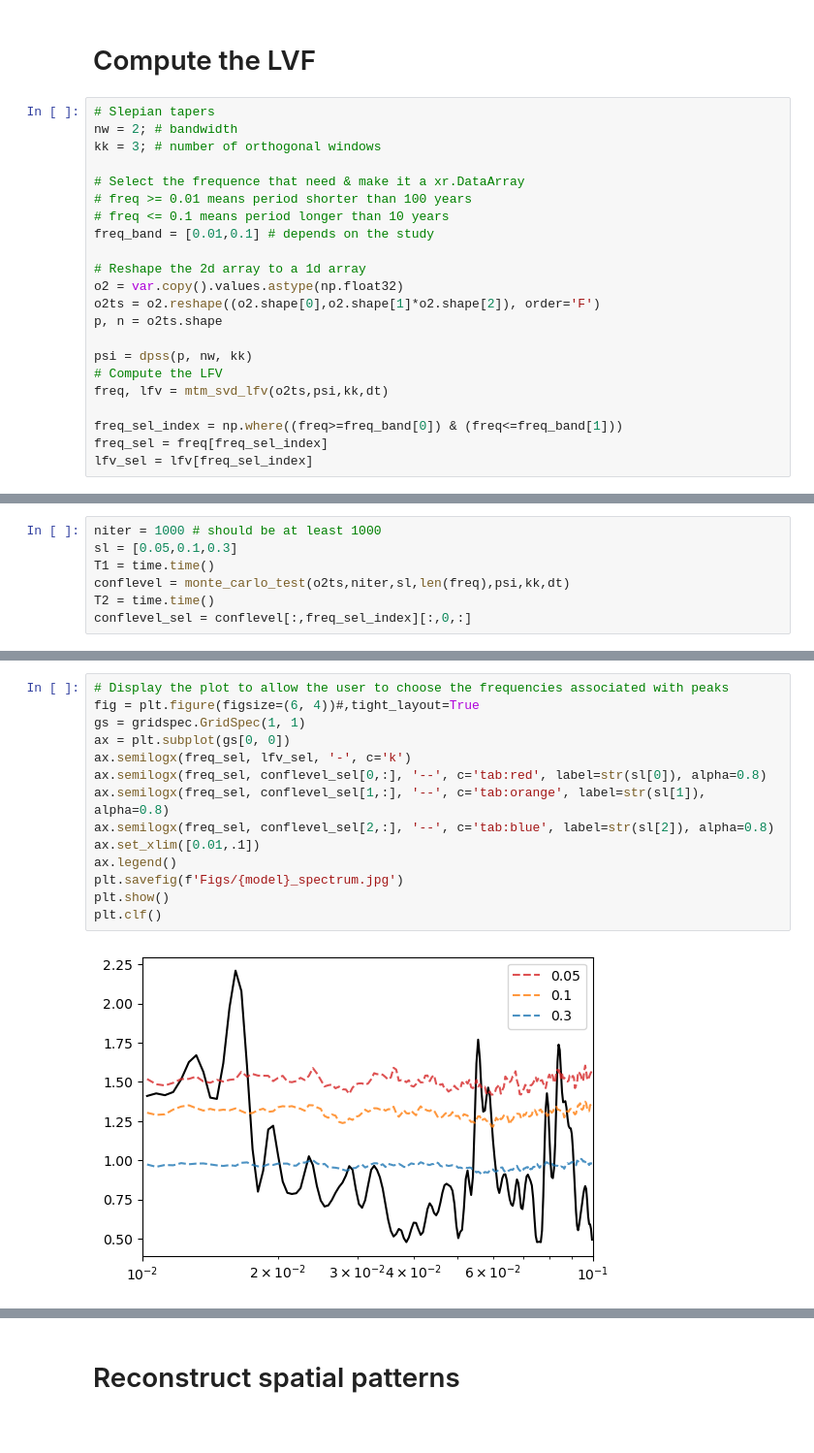
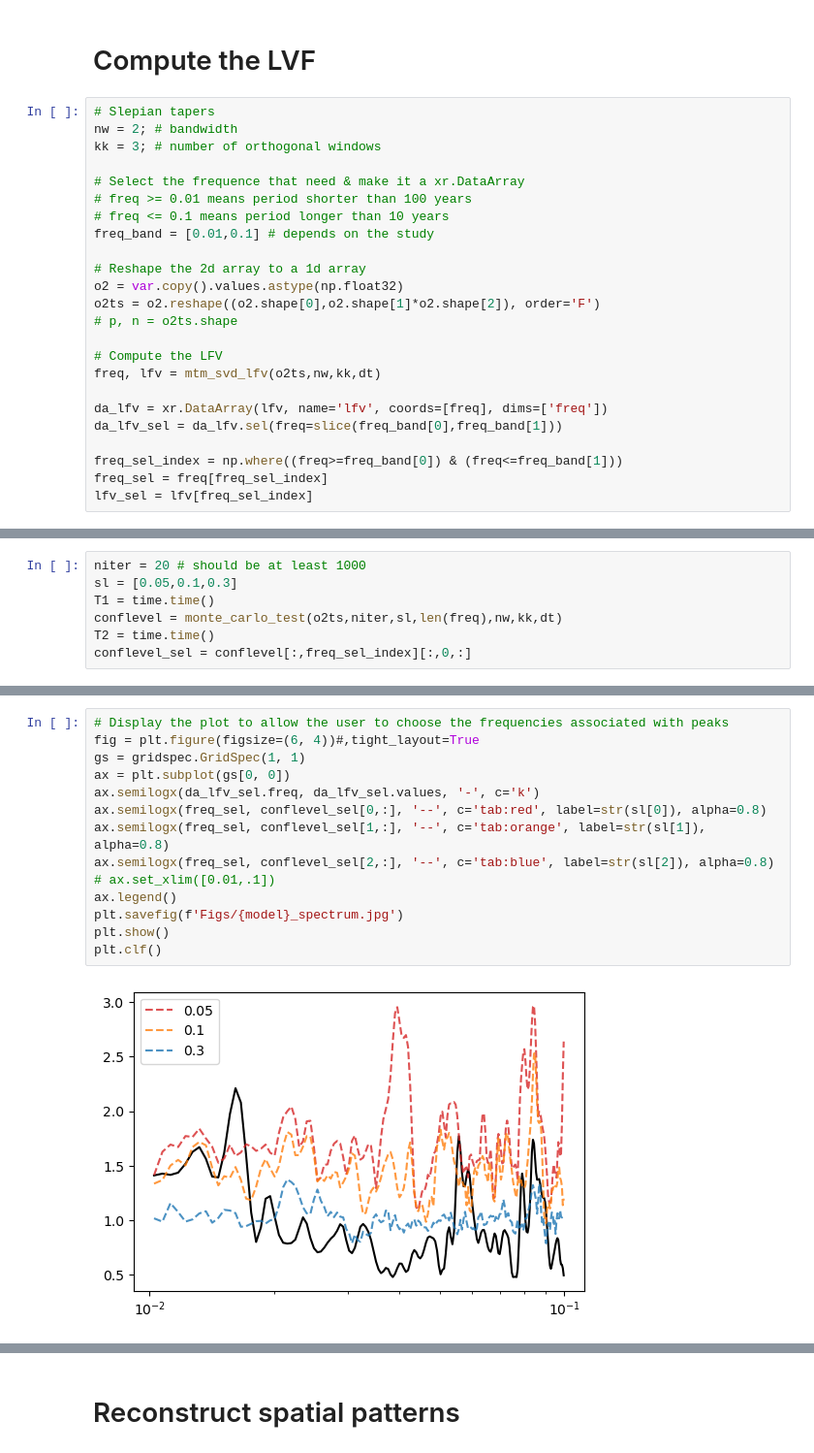
Before and after one commit to Liu-Yitao/mtm-svd-python, a Jupyter notebook: mtm-svd_python.ipynb, the cells around one changed output, grey strips where cells are left out. Shown at 97% size. Saved outputs shown, nothing was run; the diff lists cells and outputs as text.

```diff
--- a/mtm-svd_python.ipynb
+++ b/mtm-svd_python.ipynb
@@ -104,11 +101,13 @@ freq_band = [0.01,0.1] # depends on the study
 # Reshape the 2d array to a 1d array
 o2 = var.copy().values.astype(np.float32)
 o2ts = o2.reshape((o2.shape[0],o2.shape[1]*o2.shape[2]), order='F')
-p, n = o2ts.shape
+# p, n = o2ts.shape
 
-psi = dpss(p, nw, kk)
 # Compute the LFV
-freq, lfv = mtm_svd_lfv(o2ts,psi,kk,dt)
+freq, lfv = mtm_svd_lfv(o2ts,nw,kk,dt)
+
+da_lfv = xr.DataArray(lfv, name='lfv', coords=[freq], dims=['freq'])
+da_lfv_sel = da_lfv.sel(freq=slice(freq_band[0],freq_band[1]))
 
 freq_sel_index = np.where((freq>=freq_band[0]) & (freq<=freq_band[1]))
 freq_sel = freq[freq_sel_index]
@@ -126,8 +120,8 @@ freq_sel.shape
 # %%
-niter = 1000 # should be at least 1000
+niter = 20 # should be at least 1000
 sl = [0.05,0.1,0.3]
 T1 = time.time()
-conflevel = monte_carlo_test(o2ts,niter,sl,len(freq),psi,kk,dt)
+conflevel = monte_carlo_test(o2ts,niter,sl,len(freq),nw,kk,dt)
 T2 = time.time()
 conflevel_sel = conflevel[:,freq_sel_index][:,0,:]
 # %% [output]
@@ -148,19 +140,19 @@ time cost of confidence: 20.169894 min
 # %%
 # Display the plot to allow the user to choose the frequencies associated with peaks
 fig = plt.figure(figsize=(6, 4))#,tight_layout=True
 gs = gridspec.GridSpec(1, 1)
 ax = plt.subplot(gs[0, 0])
-ax.semilogx(freq_sel, lfv_sel, '-', c='k')
+ax.semilogx(da_lfv_sel.freq, da_lfv_sel.values, '-', c='k')
 ax.semilogx(freq_sel, conflevel_sel[0,:], '--', c='tab:red', label=str(sl[0]), alpha=0.8)
 ax.semilogx(freq_sel, conflevel_sel[1,:], '--', c='tab:orange', label=str(sl[1]), alpha=0.8)
 ax.semilogx(freq_sel, conflevel_sel[2,:], '--', c='tab:blue', label=str(sl[2]), alpha=0.8)
-ax.set_xlim([0.01,.1])
+# ax.set_xlim([0.01,.1])
 ax.legend()
 plt.savefig(f'Figs/{model}_spectrum.jpg')
 plt.show()
 plt.clf()
 # %% [output]
-[figure, old version]
+[figure, new version]
 <Figure size 640x480 with 0 Axes>
 # %%
 # save data
```
Also changed, not shown: parts of 9 cells of this notebook, 7 other files.
